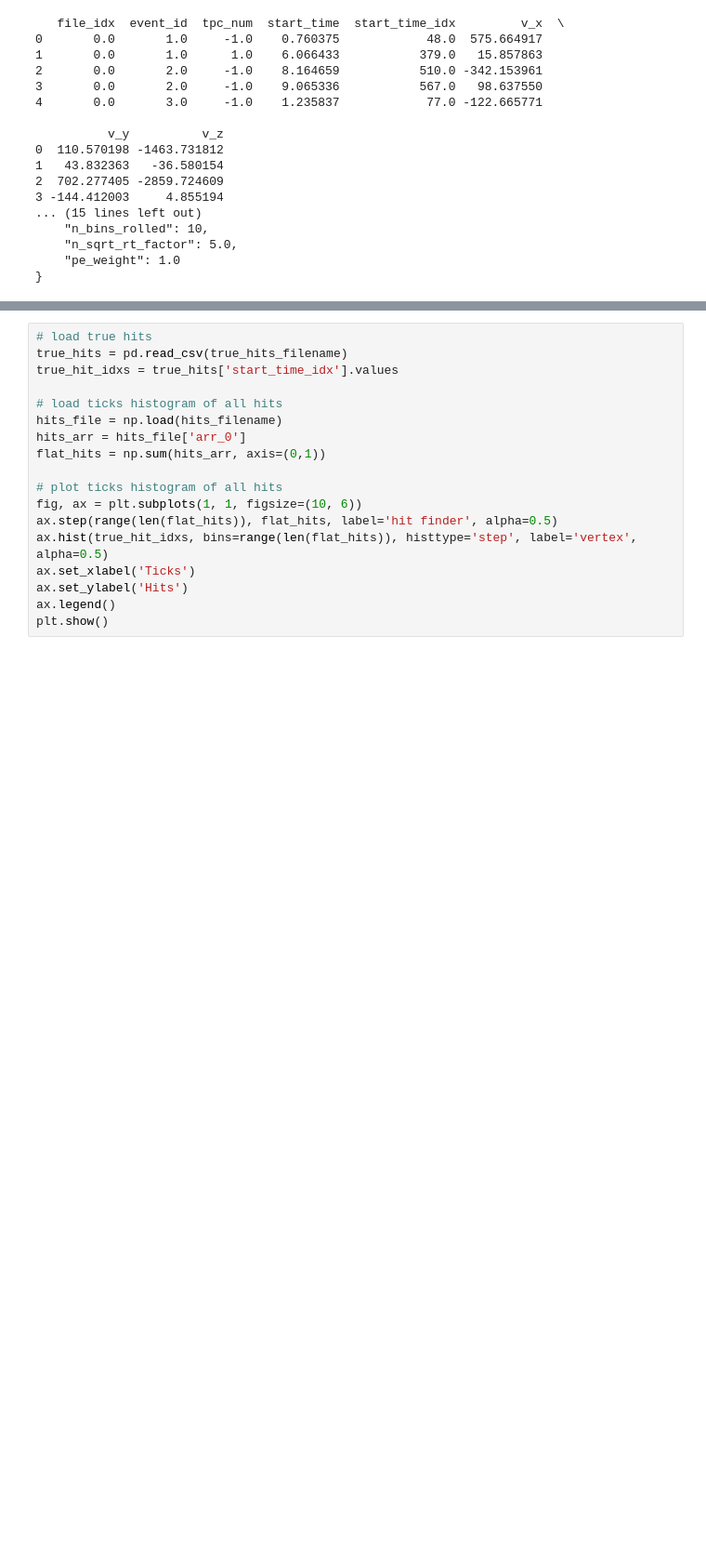
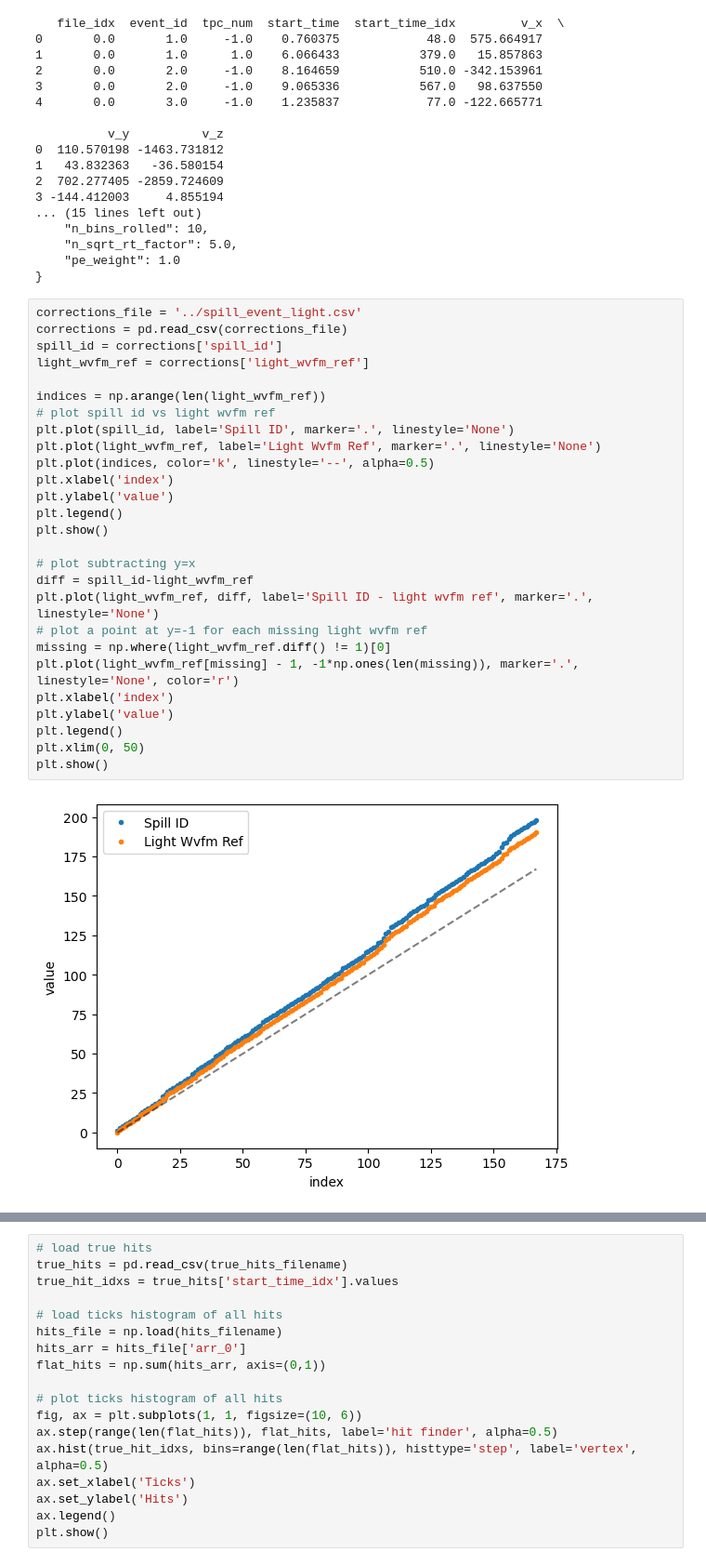
Before and after one commit to jvmead/lrs_sanity_check, a Jupyter notebook: wvfm_plotting.ipynb, the cells around one changed output, grey strips where cells are left out. Shown at 93% size. Drawn from its saved outputs; the diff is of its cells as text; blank space fills up the shorter version.

```diff
--- a/wvfm_plotting.ipynb
+++ b/wvfm_plotting.ipynb
@@ -77,3 +77,32 @@ with open(hits_config_filename) as json_file:
     "n_sqrt_rt_factor": 5.0,
     "pe_weight": 1.0
 }
+# %%
+corrections_file = '../spill_event_light.csv'
+corrections = pd.read_csv(corrections_file)
+spill_id = corrections['spill_id']
+light_wvfm_ref = corrections['light_wvfm_ref']
+
+indices = np.arange(len(light_wvfm_ref))
+# plot spill id vs light wvfm ref
+plt.plot(spill_id, label='Spill ID', marker='.', linestyle='None')
+plt.plot(light_wvfm_ref, label='Light Wvfm Ref', marker='.', linestyle='None')
+plt.plot(indices, color='k', linestyle='--', alpha=0.5)
+plt.xlabel('index')
+plt.ylabel('value')
+plt.legend()
+plt.show()
+
+# plot subtracting y=x
+diff = spill_id-light_wvfm_ref
+plt.plot(light_wvfm_ref, diff, label='Spill ID - light wvfm ref', marker='.', linestyle='None')
+# plot a point at y=-1 for each missing light wvfm ref
+missing = np.where(light_wvfm_ref.diff() != 1)[0]
+plt.plot(light_wvfm_ref[missing] - 1, -1*np.ones(len(missing)), marker='.', linestyle='None', color='r')
+plt.xlabel('index')
+plt.ylabel('value')
+plt.legend()
+plt.xlim(0, 50)
+plt.show()
+# %% [output]
+[figure, added]
```
Also changed, not shown: parts of 6 cells of this notebook, 1 other file.
